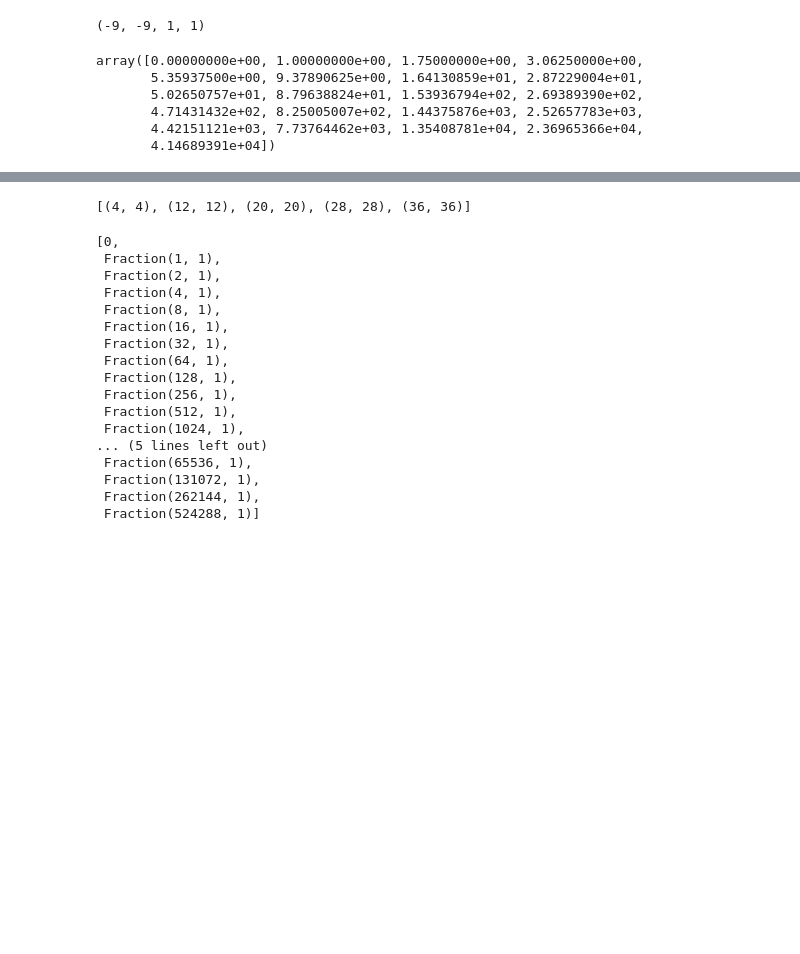
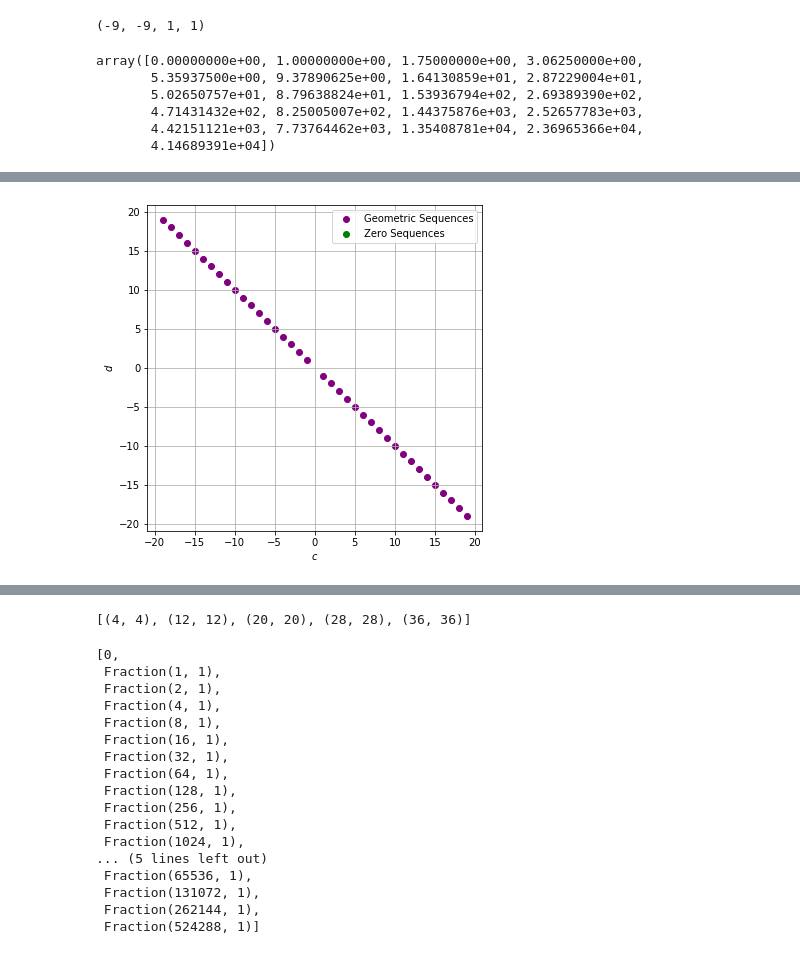
Before and after one commit to ixwallac/195-Notebooks, a Jupyter notebook: Touchard Recursion.ipynb, the cells around one changed output, grey strips where cells are left out. Drawn from its saved outputs; the diff is of its cells as text; code cells hidden in the pictures; blank space fills up the shorter version.

```diff
--- a/Touchard Recursion.ipynb
+++ b/Touchard Recursion.ipynb
@@ -949,6 +968,16 @@ def int_sqnc_check(A,a_min=0,b_min=0,c_min=0):
         coord_list = [(a_coords[n]+a_min,b_coords[n]+b_min,c_coords[n]+c_min) for n in range(length)]
 
         return coord_list
+# %%
+def zero_sqnc_check(A,a_min=0,b_min=0,c_min=0):
+    if len(A.shape) == 2:
+        bool_array = A[:,2:].sum(axis=1) == 0
+
+        a_coords = np.where(bool_array)[0]
+        length = len(a_coords)
+        coord_list = [(a_coords[n]+ a_min,a_coords[n]) for n in range(length)]
+
+        return coord_list
 # %% [markdown]
 ### Sifting through cases of $\frac{1}{n^2(an+b)}$
 
@@ -1103,0 +1155,34 @@ plt.show()
+# %%
+c_range = list(range(-20,20))
+d_range = c_range
+
+geom_coords = []
+zero_coords = []
+
+for c in c_range:
+    for d in d_range:
+        array = deg_1_sqnc(-20,20,21,c,d)
+        geom_test = geom_sqnc_check(array)
+        zero_test = zero_sqnc_check(array)
+        if len(geom_test) > 1:
+            geom_coords.append((c,d))
+        if len(zero_test) > 1:
+            zero_coords.append((c,d))
+
+geom_c_coords = [coord[0] for coord in geom_coords]
+geom_d_coords = [coord[1] for coord in geom_coords]
+
+zero_c_coords = [coord[0] for coord in zero_coords]
+zero_d_coords = [coord[1] for coord in zero_coords]
+
+plt.figure(figsize = (6,6))
+plt.scatter(geom_c_coords,geom_d_coords, c = 'purple', alpha = 1, label = 'Geometric Sequences')
+plt.scatter(zero_c_coords,zero_d_coords, c = 'green', alpha = 1, label = 'Zero Sequences')
+#plt.title('$(c,d)$ that produce geometric sequences')
+plt.xlabel('$c$')
+plt.ylabel('$d$')
+plt.legend()
+plt.grid()
+plt.show()
+# %% [output]
+[figure, added]
```
Also changed, not shown: parts of 11 cells of this notebook.
